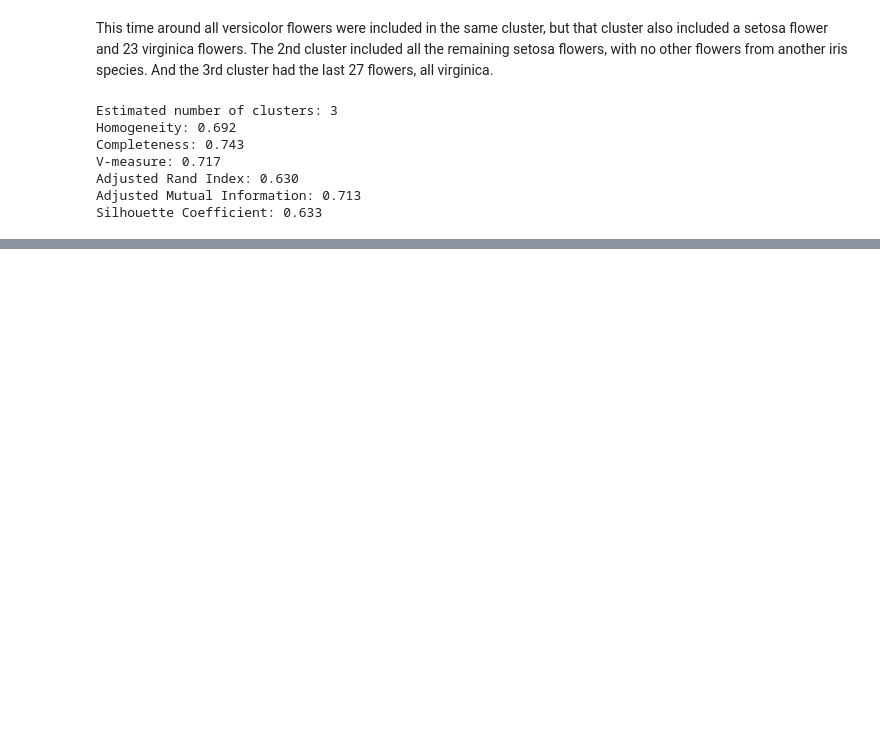
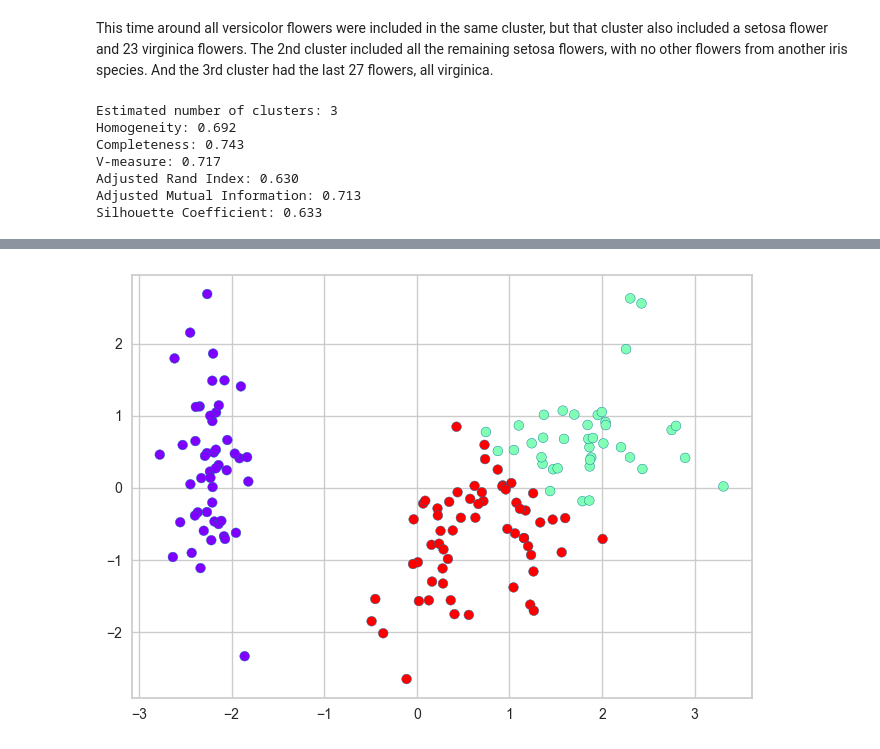
Before and after one commit to tzhang852/4431_DataMining_Fall22, a Jupyter notebook: Assignment5/assignment5.ipynb, the cells around one changed output, grey strips where cells are left out. Saved outputs shown, nothing was run; the diff lists cells and outputs as text; code cells hidden in the pictures; blank space fills up the shorter version.

```diff
--- a/Assignment5/assignment5.ipynb
+++ b/Assignment5/assignment5.ipynb
@@ -364,0 +440,13 @@ Silhouette Coefficient: 0.633
+# %%
+# Apply Spectral Clustering to PCA dataframe
+spec_clust = SpectralClustering(n_clusters = 3)
+spec_clust.fit(pca_df)
+sc_pcs_labels = spec_clust.labels_
+unique_sc_pcs_labels = np.unique(sc_pcs_labels)
+num_sc_pcs_clusters_ = len(unique_sc_pcs_labels)
+# %%
+# Create Spectral Clustering plot
+plt.scatter(pca_df['PC1'], pca_df['PC2'], c = sc_pcs_labels, cmap = 'rainbow', edgecolors = 'b')
+plt.show()
+# %% [output]
+[figure, added]
```
Also changed, not shown: parts of 23 cells of this notebook.
